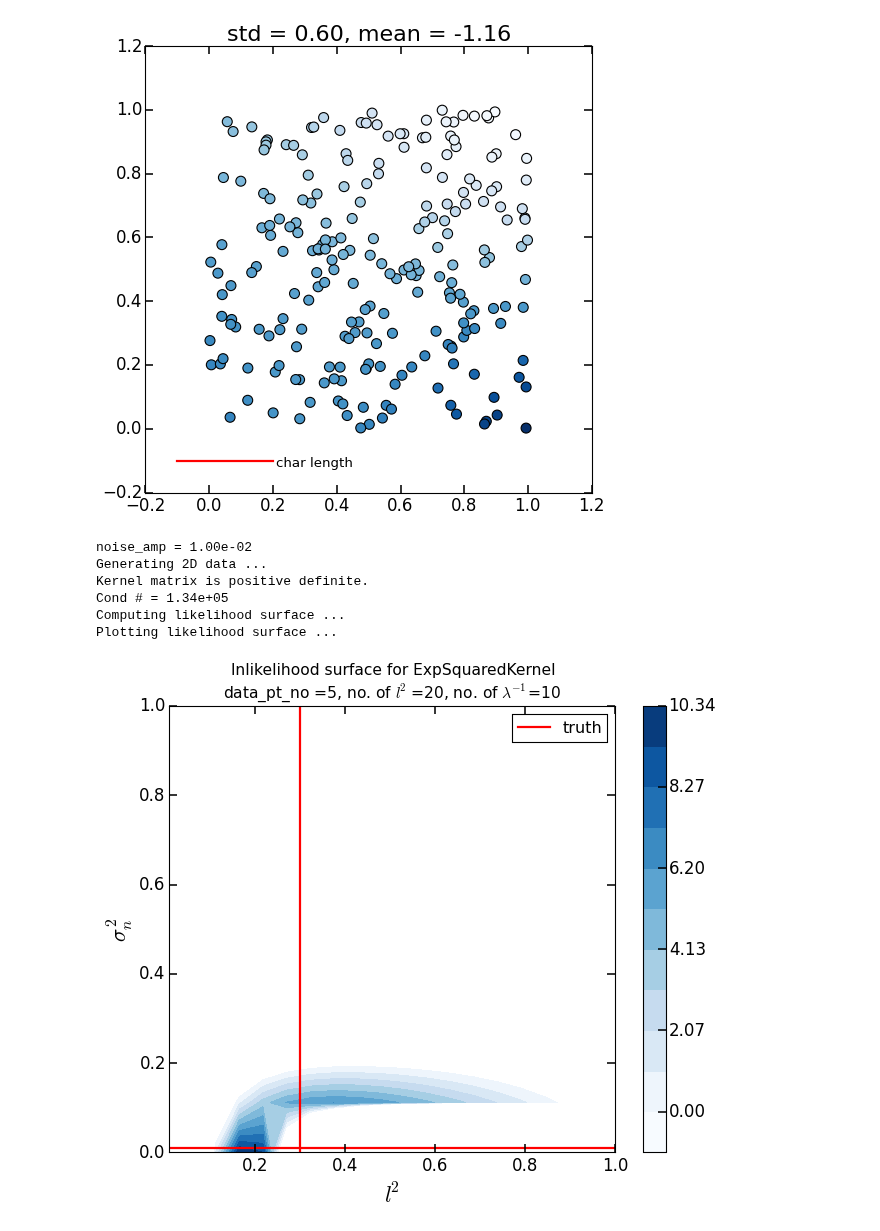
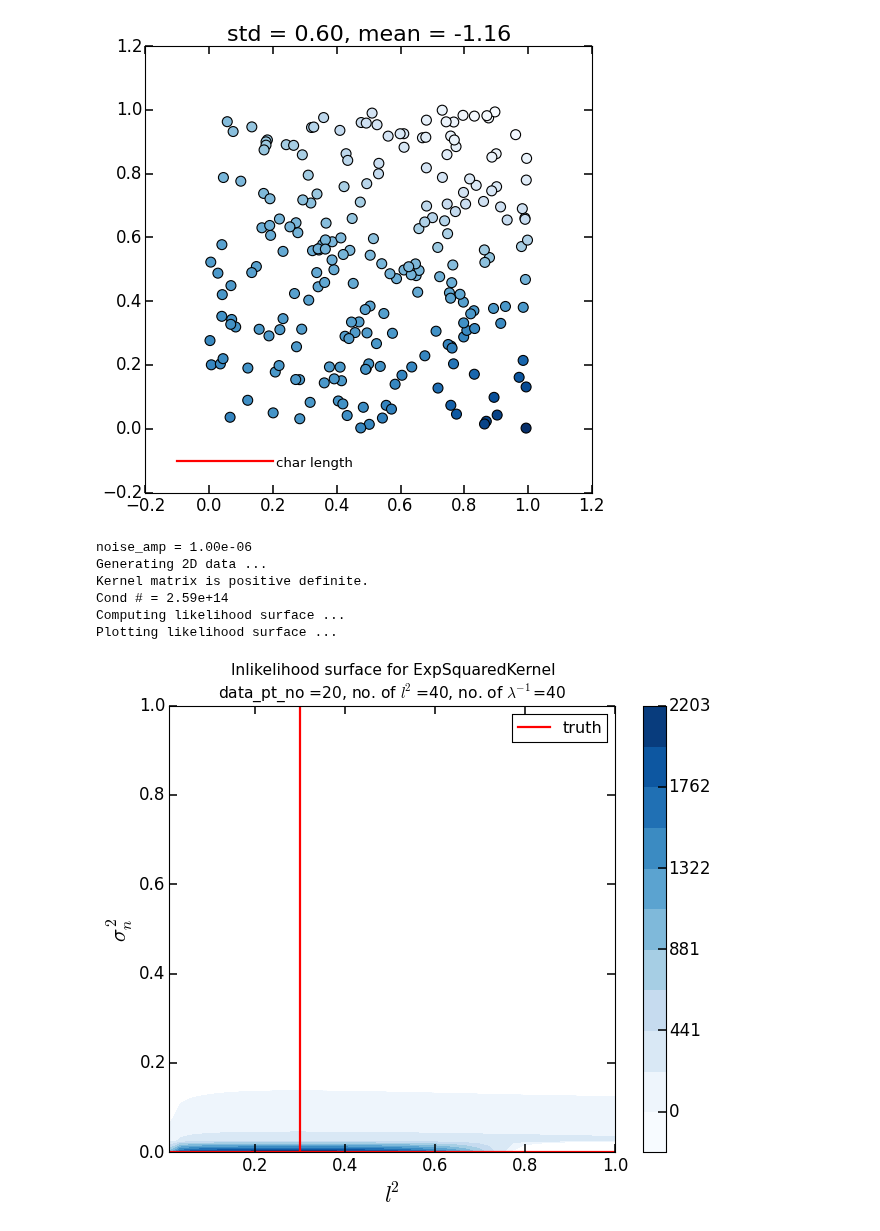
Before and after one commit to karenyyng/shear_gp, a Jupyter notebook: prototypes/visualize_likelihood_surface_w_WhiteKernel.ipynb, the cells around one changed output. Saved outputs shown, nothing was run; the diff lists cells and outputs as text; code cells hidden in the pictures.

```diff
--- a/prototypes/visualize_likelihood_surface_w_WhiteKernel.ipynb
+++ b/prototypes/visualize_likelihood_surface_w_WhiteKernel.ipynb
@@ -204,28 +204,30 @@ Cond # = 1.47e+06
 # %%
 inv_lambda = 1.
 l_sq = .3
-noise_amp = 1e-2
-data_pts_no_per_side = 5
+noise_amp = 1e-6
+data_pts_no_per_side = 20
 
 gp = george.GP(inv_lambda * ExpSquaredKernel(l_sq, ndim=2.) +
                WhiteKernel(noise_amp ** 2., ndim=2.), mean=0)
 
 p0_grid, p1_grid, likelihood_surface = \
     fit.compute_ln_likelihood_surface(
     inv_lambda, l_sq, noise_amp, kernels,
     data_pts_no_per_side, p0_rng=(0.01, 1.0),
-    p1_rng=(1e-3, 1.))
+    p1_rng=(1e-6, 1.),
+    p0_grid_pts=p0_grid_pts, p1_grid_pts=p1_grid_pts)
 
 dplot.plot_ln_likelihood_surface(
         p0_grid, p1_grid, likelihood_surface,
         l_sq, noise_amp, kernels[0].__name__,
         p0_label="$l^2$", p1_label="$\sigma_n^2$",
-        data_pts_no_per_side=data_pts_no_per_side)
+        data_pts_no_per_side=data_pts_no_per_side,
+        )
 # %% [output]
-noise_amp = 1.00e-02
+noise_amp = 1.00e-06
 Generating 2D data ...
 Kernel matrix is positive definite.
-Cond # = 1.34e+05
+Cond # = 2.59e+14
 Computing likelihood surface ...
 Plotting likelihood surface ...
-[figure, old version]
+[figure, new version]
```
Also changed, not shown: parts of 2 cells of this notebook, 3 other files.
